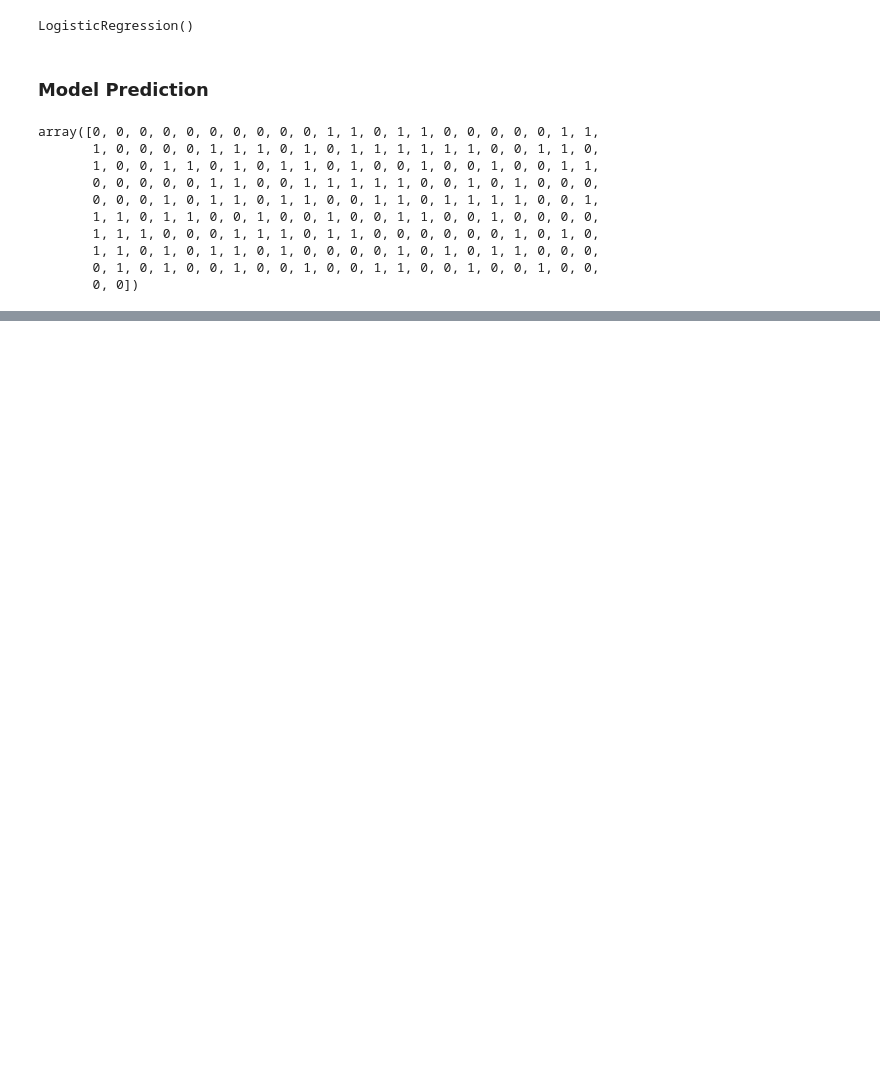
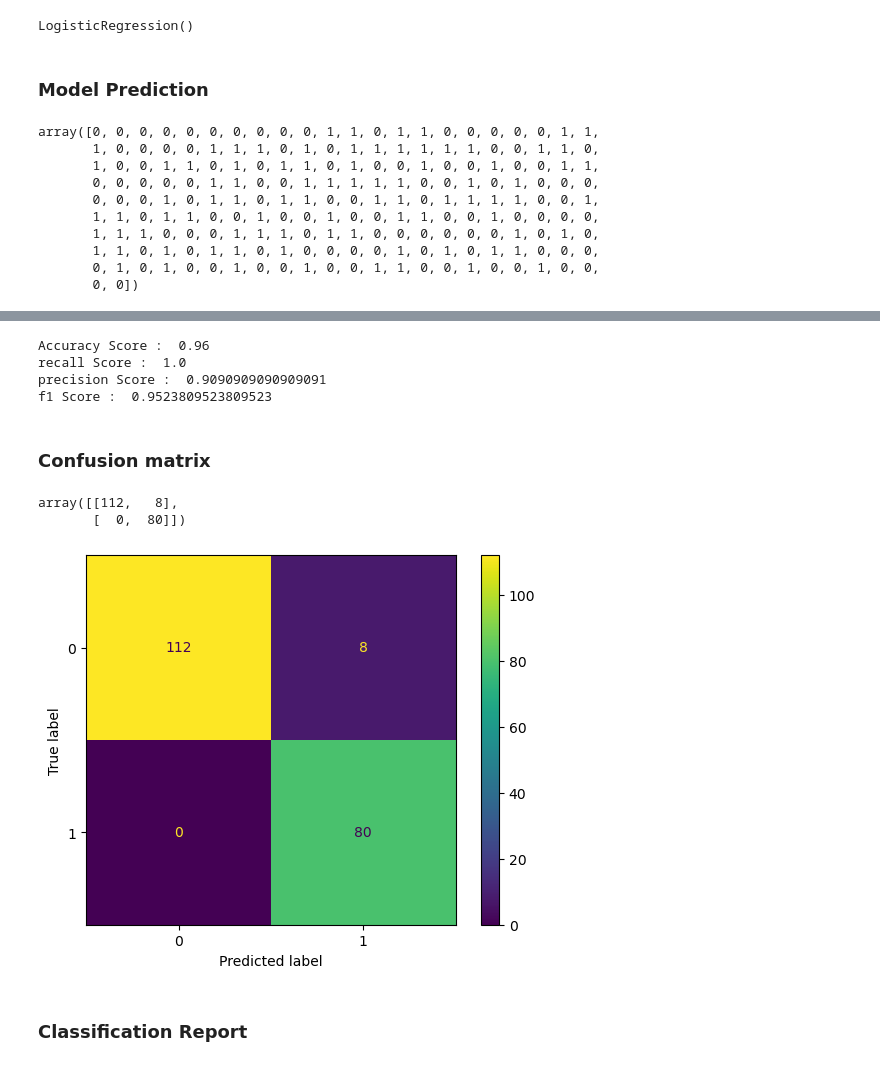
Before and after one commit to HanadIsmail/cttc-ai-ml-training, a Jupyter notebook: week2/Machine Learning/Lesson2/classification_notes.ipynb, the cells around one changed output, grey strips where cells are left out. Cells and saved outputs as stored; diff of their text form; code cells hidden in the pictures; blank space fills up the shorter version.

```diff
--- a/week2/Machine Learning/Lesson2/Untitled.ipynb
+++ b/week2/Machine Learning/Lesson2/classification_notes.ipynb
@@ -307,2 +330,27 @@ array([0, 0, 0, 0, 0, 0, 0, 0, 0, 0, 1, 1, 0, 1, 1, 0, 0, 0, 0, 0, 1, 1,
+# %%
+from sklearn.metrics import accuracy_score, recall_score, precision_score, f1_score
+
+ac = accuracy_score(y_test, y_pred)
+re = recall_score(y_test, y_pred)
+pr = precision_score(y_test, y_pred)
+f1 = f1_score(y_test, y_pred)
+
+print('Accuracy Score : ' , ac)
+print('recall Score : ' , re)
+print('precision Score : ' , pr)
+print('f1 Score : ' , f1)
+# %% [output]
+Accuracy Score :  0.96
+recall Score :  1.0
+precision Score :  0.9090909090909091
+f1 Score :  0.9523809523809523
+# %% [markdown]
+### Confusion matrix
 # %%
-from sklearn.metrics import confusion_matrix
+from sklearn.metrics import confusion_matrix, ConfusionMatrixDisplay
+
+cm = confusion_matrix(y_test, y_pred)
+cm
+# %% [output]
+array([[112,   8],
+       [  0,  80]])
@@ -308,0 +359,8 @@ from sklearn.metrics import confusion_matrix
+# %%
+cmd = ConfusionMatrixDisplay(cm)
+cmd.plot()
+plt.show()
+# %% [output]
+[figure, added]
+# %% [markdown]
+### Classification Report
```
Also changed, not shown: parts of 30 cells of this notebook, 3 other files.
